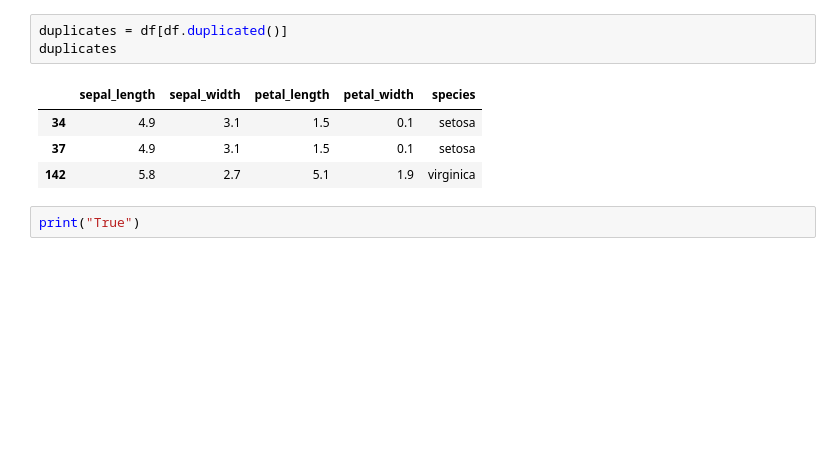
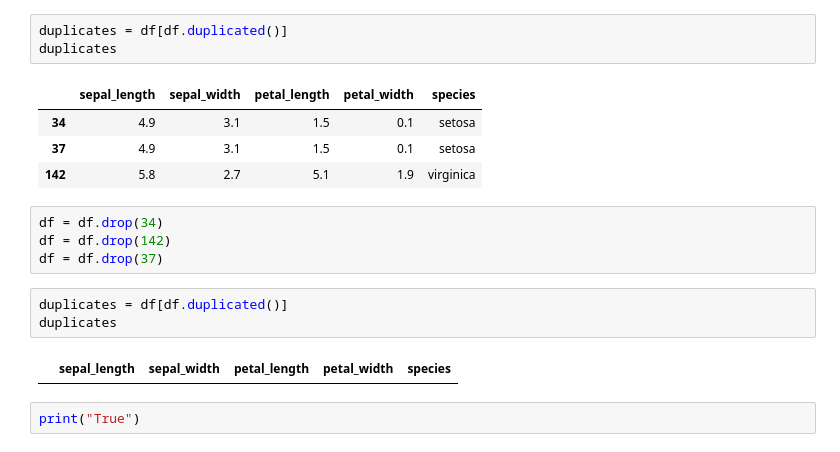
Before and after one commit to Trsh16/AFL1-Datmin, a Jupyter notebook: Exercise_Week_4_Supervised_Learning,_Classification.ipynb, the cells around one changed output. Drawn from its saved outputs; the diff is of its cells as text; blank space fills up the shorter version.

```diff
--- a/Exercise_Week_4_Supervised_Learning,_Classification.ipynb
+++ b/Exercise_Week_4_Supervised_Learning,_Classification.ipynb
@@ -43,6 +43,15 @@ duplicates
 | 34 | 4.9 | 3.1 | 1.5 | 0.1 | setosa |
 | 37 | 4.9 | 3.1 | 1.5 | 0.1 | setosa |
 | 142 | 5.8 | 2.7 | 5.1 | 1.9 | virginica |
+# %%
+df = df.drop(34)
+df = df.drop(142)
+df = df.drop(37)
+# %%
+duplicates = df[df.duplicated()]
+duplicates
+# %% [output]
+|  | sepal_length | sepal_width | petal_length | petal_width | species |
 # %%
 print("True")
 # %% [output]
```
Also changed, not shown: parts of 19 cells of this notebook.
